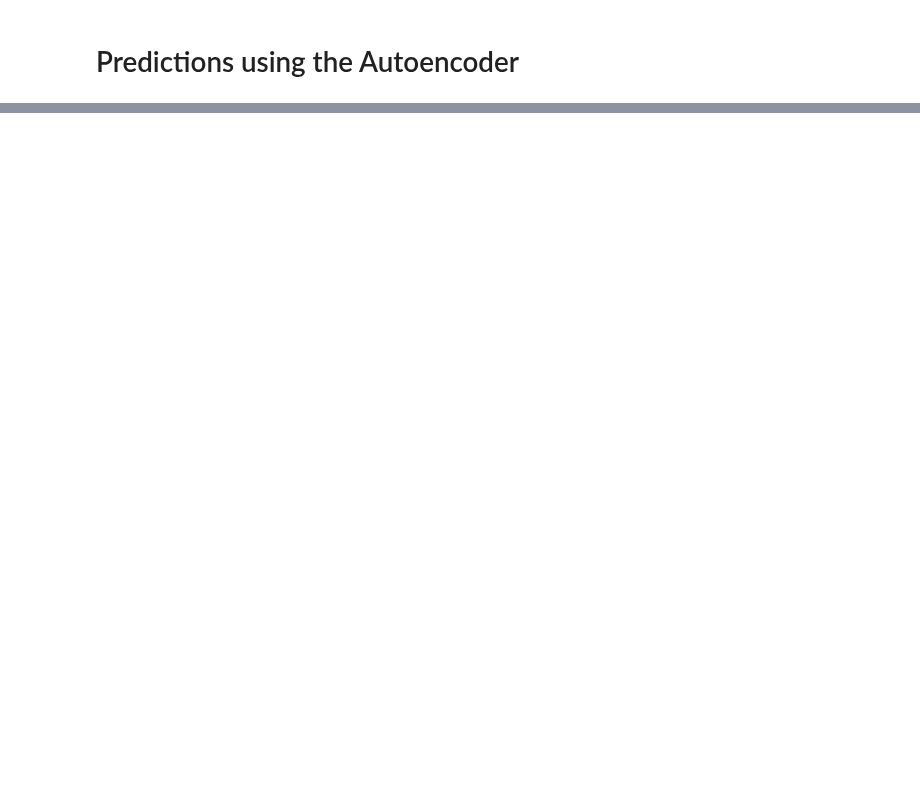
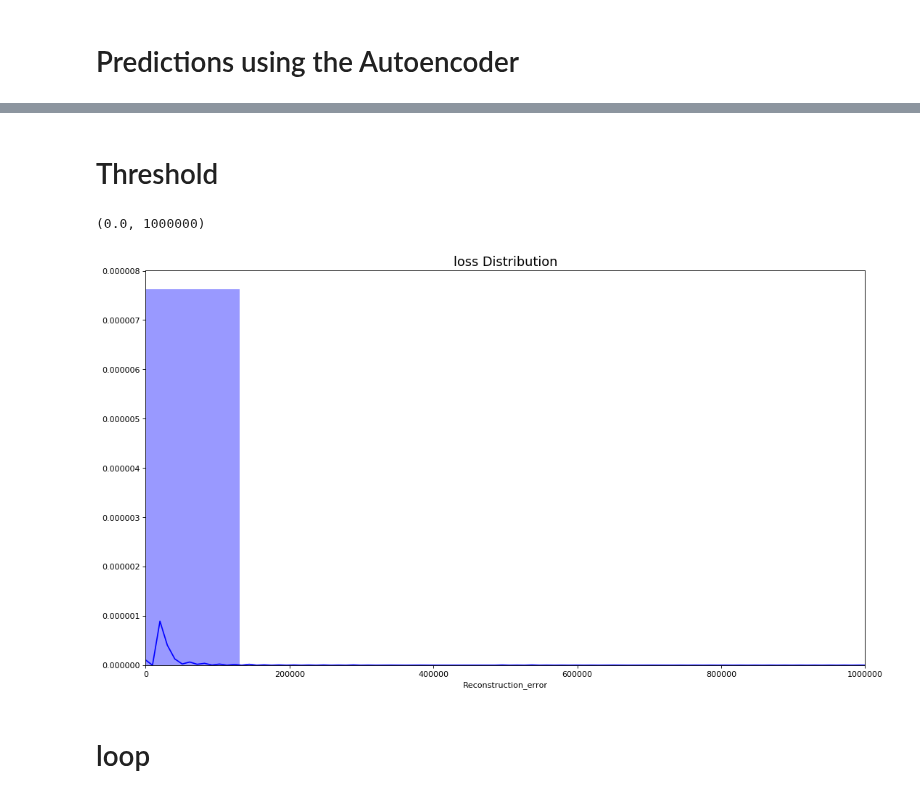
Before and after one commit to francovm/SSE, a Jupyter notebook: notebooks/13-LSTM-Autoencoder-Anomaly.ipynb, the cells around one changed output, grey strips where cells are left out. Cells and saved outputs as stored; diff of their text form; code cells hidden in the pictures; blank space fills up the shorter version.

```diff
--- a/notebooks/13-LSTM-Autoencoder-Anomaly.ipynb
+++ b/notebooks/13-LSTM-Autoencoder-Anomaly.ipynb
@@ -334,0 +349,12 @@ plt.show()
+# %% [markdown]
+# Threshold
+# %%
+plt.figure(figsize=(16,9),dpi=80)
+plt.title('loss Distribution', fontsize=16)
+sns.distplot(error_df['Reconstruction_error'],bins=10,kde=True,color='blue');
+plt.xlim([0.0,1000000])
+# %% [output]
+(0.0, 1000000)
+[figure, added]
+# %% [markdown]
+# loop
```
Also changed, not shown: parts of 14 cells of this notebook, 17 other files.
